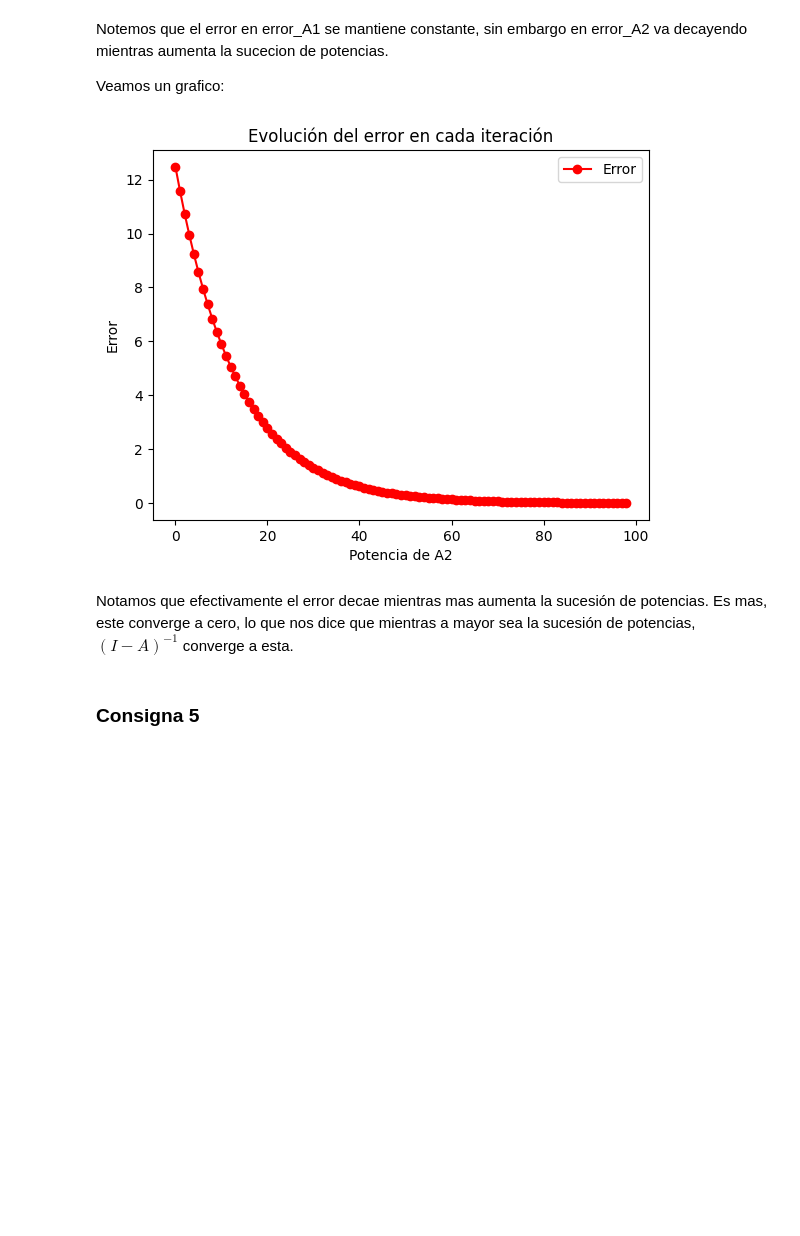
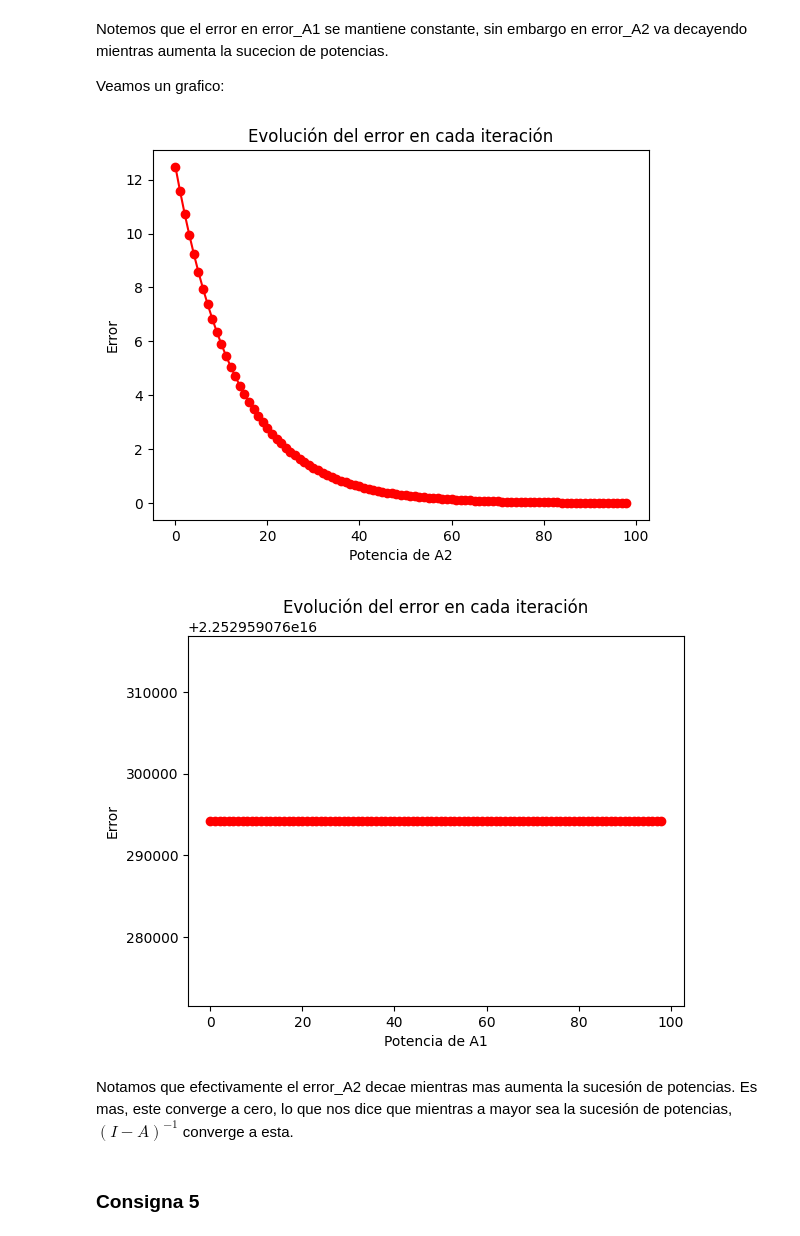
Before and after one commit to Empromptu/TP2-ALC, a Jupyter notebook: main.ipynb, the cells around one changed output. Cells and saved outputs as stored; diff of their text form; code cells hidden in the pictures; blank space fills up the shorter version.

```diff
--- a/main.ipynb
+++ b/main.ipynb
@@ -50,9 +50,15 @@ N = 250
 a1 = []
 a2 = []
 
+A1_copia = A1.copy()
+A2_copia = A2.copy()
+
 for i in range(1, N+1):
-    a1.append(norm(np.linalg.matrix_power(A1, i), 2))
-    a2.append(norm(np.linalg.matrix_power(A2, i), 2))
+    a1.append(norm(A1_copia, 2))
+    a2.append(norm(A2_copia, 2))
+
+    A1_copia = A1_copia @ A1
+    A2_copia = A2_copia @ A2
 
 plt.figure(figsize=(10, 6))
 plt.plot(a1, label=r'$\|A_1^n\|_2$', color='blue')
@@ -168,21 +184,34 @@ Veamos un grafico:
 # %%
 x = range(len(error_A2))
 
 
 plt.plot(x, error_A2, marker='o', linestyle='-', color='r', label='Error')
 
 
 plt.xlabel('Potencia de A2')
 plt.ylabel('Error')
 plt.title('Evolución del error en cada iteración')
-plt.legend()
 
 
 plt.show()
+
+x = range(len(error_A1))
+
+
+plt.plot(x, error_A1, marker='o', linestyle='-', color='r', label='Error')
+
+
+plt.xlabel('Potencia de A1')
+plt.ylabel('Error')
+plt.title('Evolución del error en cada iteración')
+
+
+plt.show()
 # %% [output]
-[figure, old version]
+[figure, new version]
+[figure, added]
 # %% [markdown]
-Notamos que efectivamente el error decae mientras mas aumenta la sucesión de potencias. Es mas, este converge a cero, lo que nos dice que mientras a mayor sea la sucesión de potencias, $ (I-A)^{-1} $ converge a esta.
+Notamos que efectivamente el error_A2 decae mientras mas aumenta la sucesión de potencias. Es mas, este converge a cero, lo que nos dice que mientras a mayor sea la sucesión de potencias, $ (I-A)^{-1} $ converge a esta.
 # %% [markdown]
 ### Consigna 5
 # %%
```
Also changed, not shown: parts of 10 cells of this notebook, 1 other file.
